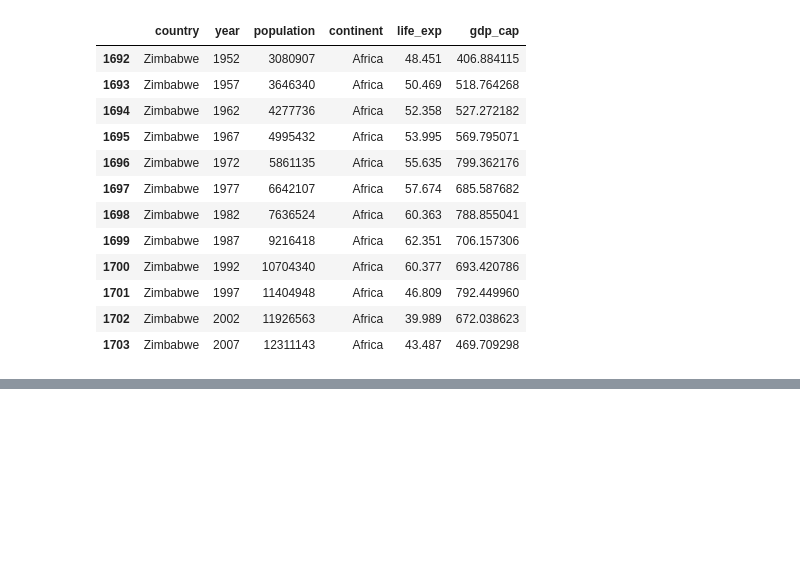
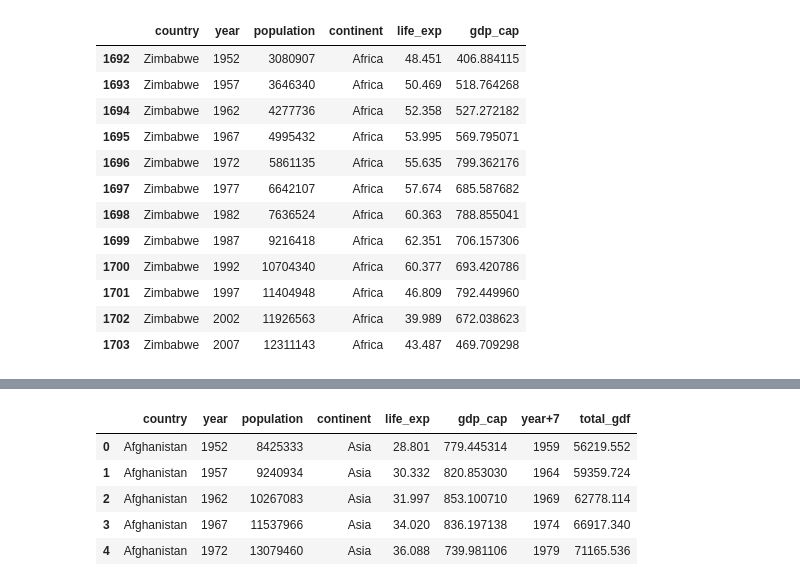
Before and after one commit to praveshgrewal/DA_DS-Batch-9PM, a Jupyter notebook: pandas/pandas_classes.ipynb, the cells around one changed output, grey strips where cells are left out. Saved outputs shown, nothing was run; the diff lists cells and outputs as text; code cells hidden in the pictures; blank space fills up the shorter version.

```diff
--- a/pandas/pandas_classes.ipynb
+++ b/pandas/pandas_classes.ipynb
@@ -110,0 +300,3 @@ df.tail(12)
+# %%
+df['year+7']=df['year']+7
+df.head()
@@ -110,0 +310,10 @@ df.tail(12)
+# %%
+df['total_gdf'] = df['year'] * df['life_exp']
+df.head()
+# %% [output]
+|  | country | year | population | continent | life_exp | gdp_cap | year+7 | total_gdf |
+| 0 | Afghanistan | 1952 | 8425333 | Asia | 28.801 | 779.445314 | 1959 | 56219.552 |
+| 1 | Afghanistan | 1957 | 9240934 | Asia | 30.332 | 820.853030 | 1964 | 59359.724 |
+| 2 | Afghanistan | 1962 | 10267083 | Asia | 31.997 | 853.100710 | 1969 | 62778.114 |
+| 3 | Afghanistan | 1967 | 11537966 | Asia | 34.020 | 836.197138 | 1974 | 66917.340 |
+| 4 | Afghanistan | 1972 | 13079460 | Asia | 36.088 | 739.981106 | 1979 | 71165.536 |
```
Also changed, not shown: parts of 22 cells of this notebook, 2 other files.
